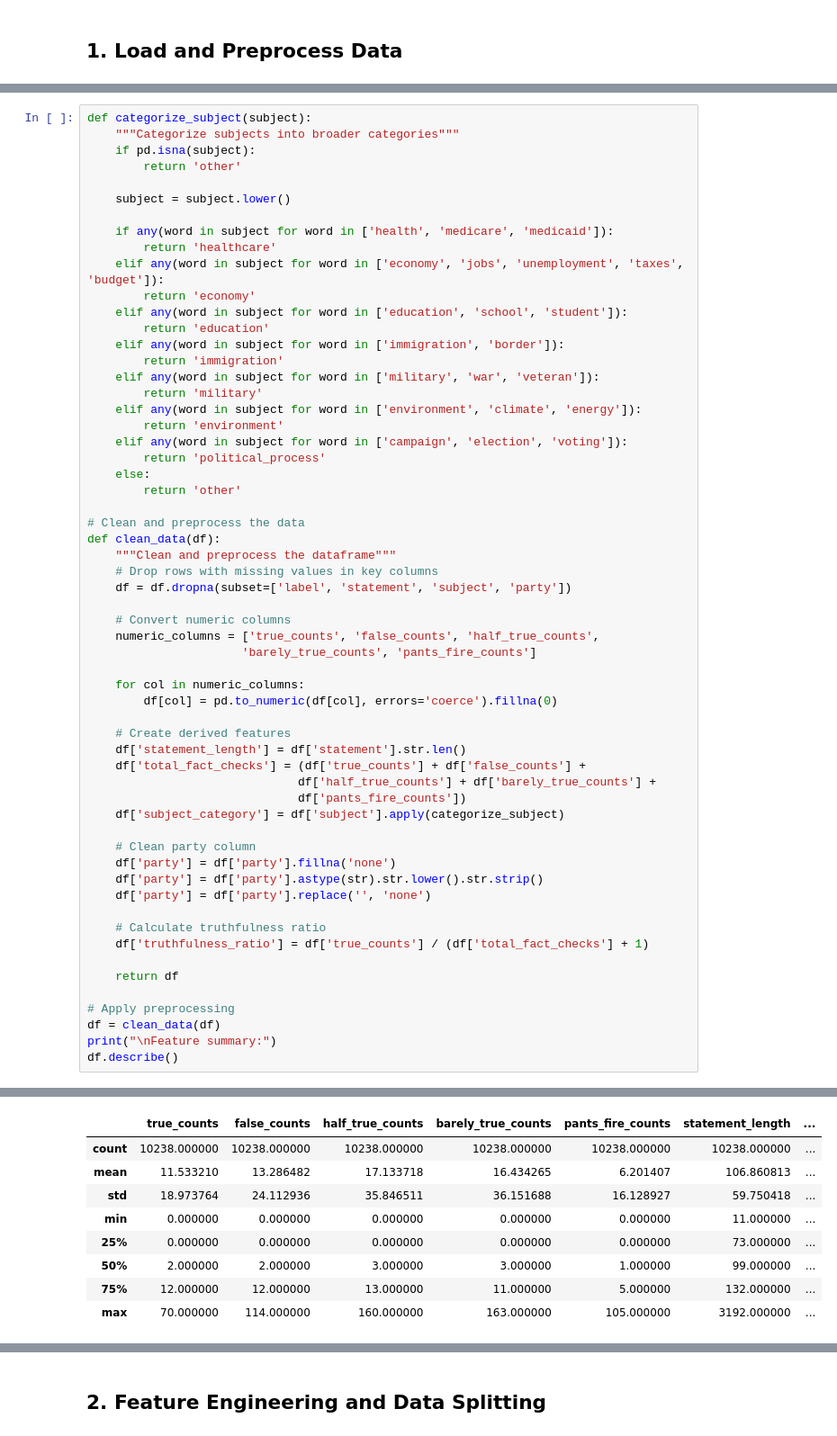
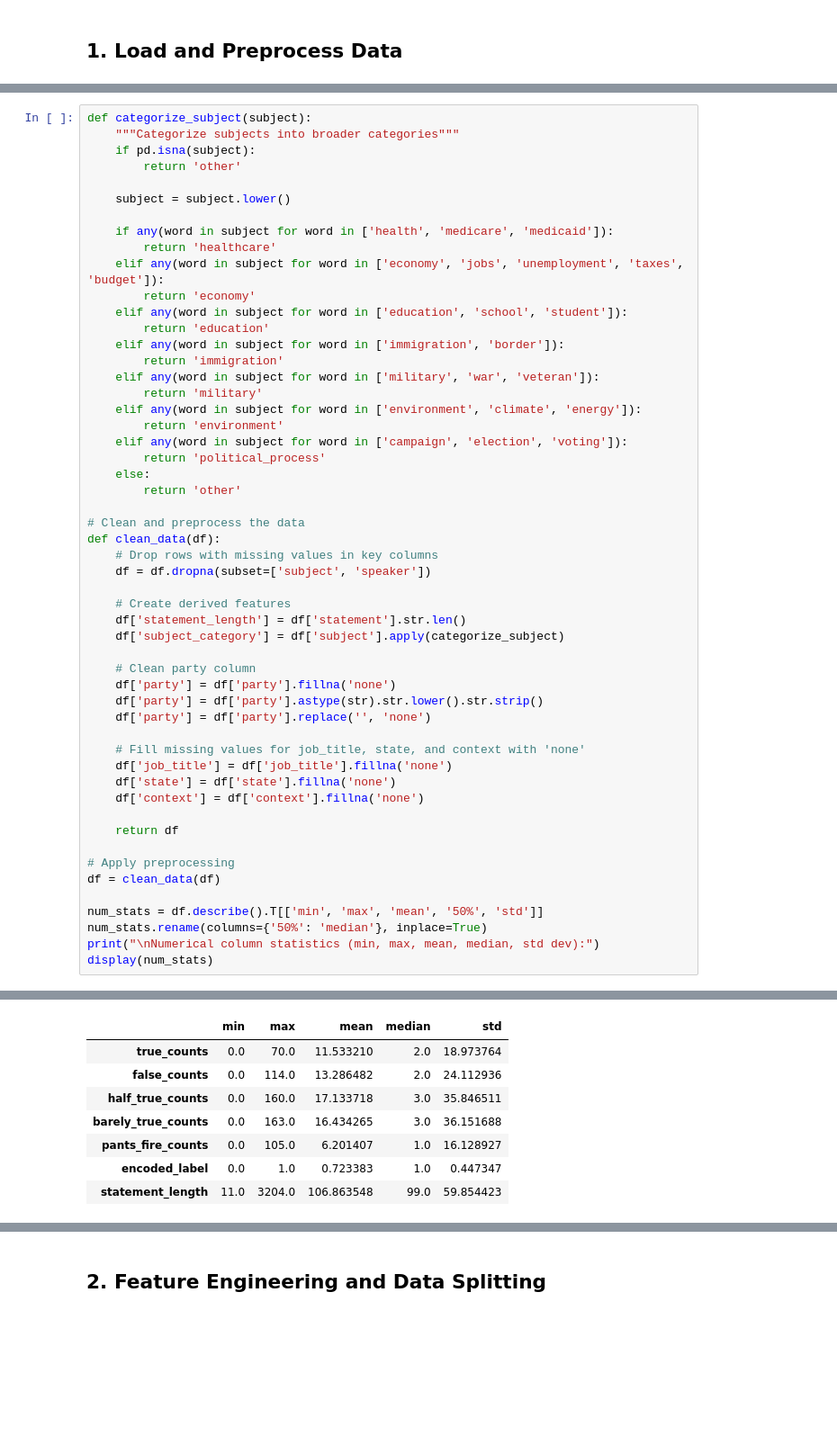
Before and after one commit to Zero0blanK/ML-Fake-News-Detection, a Jupyter notebook: train_models.ipynb, the cells around one changed output, grey strips where cells are left out. Shown: that part at 90% size. Cells and saved outputs as stored; diff of their text form; blank space fills up the shorter version.

```diff
--- a/train_models.ipynb
+++ b/train_models.ipynb
@@ -66,22 +104,11 @@ def categorize_subject(subject):
 
 # Clean and preprocess the data
 def clean_data(df):
-    """Clean and preprocess the dataframe"""
     # Drop rows with missing values in key columns
-    df = df.dropna(subset=['label', 'statement', 'subject', 'party'])
-
-    # Convert numeric columns
-    numeric_columns = ['true_counts', 'false_counts', 'half_true_counts',
-                      'barely_true_counts', 'pants_fire_counts']
-
-    for col in numeric_columns:
-        df[col] = pd.to_numeric(df[col], errors='coerce').fillna(0)
+    df = df.dropna(subset=['subject', 'speaker'])
 
     # Create derived features
     df['statement_length'] = df['statement'].str.len()
-    df['total_fact_checks'] = (df['true_counts'] + df['false_counts'] +
-                              df['half_true_counts'] + df['barely_true_counts'] +
-                              df['pants_fire_counts'])
     df['subject_category'] = df['subject'].apply(categorize_subject)
 
     # Clean party column
@@ -89,13 +116,18 @@ def clean_data(df):
     df['party'] = df['party'].astype(str).str.lower().str.strip()
     df['party'] = df['party'].replace('', 'none')
 
-    # Calculate truthfulness ratio
-    df['truthfulness_ratio'] = df['true_counts'] / (df['total_fact_checks'] + 1)
+    # Fill missing values for job_title, state, and context with 'none'
+    df['job_title'] = df['job_title'].fillna('none')
+    df['state'] = df['state'].fillna('none')
+    df['context'] = df['context'].fillna('none')
 
     return df
 
 # Apply preprocessing
 df = clean_data(df)
-print("\nFeature summary:")
-df.describe()
+
+num_stats = df.describe().T[['min', 'max', 'mean', '50%', 'std']]
+num_stats.rename(columns={'50%': 'median'}, inplace=True)
+print("\nNumerical column statistics (min, max, mean, median, std dev):")
+display(num_stats)
 # %% [output]
@@ -103,9 +135,8 @@ Feature summary:
-|  | true_counts | false_counts | half_true_counts | barely_true_counts | pants_fire_counts | statement_length | ... |
-| count | 10238.000000 | 10238.000000 | 10238.000000 | 10238.000000 | 10238.000000 | 10238.000000 | ... |
-| mean | 11.533210 | 13.286482 | 17.133718 | 16.434265 | 6.201407 | 106.860813 | ... |
-| std | 18.973764 | 24.112936 | 35.846511 | 36.151688 | 16.128927 | 59.750418 | ... |
-| min | 0.000000 | 0.000000 | 0.000000 | 0.000000 | 0.000000 | 11.000000 | ... |
-| 25% | 0.000000 | 0.000000 | 0.000000 | 0.000000 | 0.000000 | 73.000000 | ... |
-| 50% | 2.000000 | 2.000000 | 3.000000 | 3.000000 | 1.000000 | 99.000000 | ... |
-| 75% | 12.000000 | 12.000000 | 13.000000 | 11.000000 | 5.000000 | 132.000000 | ... |
-| max | 70.000000 | 114.000000 | 160.000000 | 163.000000 | 105.000000 | 3192.000000 | ... |
+|  | min | max | mean | median | std |
+| true_counts | 0.0 | 70.0 | 11.533210 | 2.0 | 18.973764 |
+| false_counts | 0.0 | 114.0 | 13.286482 | 2.0 | 24.112936 |
+| half_true_counts | 0.0 | 160.0 | 17.133718 | 3.0 | 35.846511 |
+| barely_true_counts | 0.0 | 163.0 | 16.434265 | 3.0 | 36.151688 |
+| pants_fire_counts | 0.0 | 105.0 | 6.201407 | 1.0 | 16.128927 |
+| encoded_label | 0.0 | 1.0 | 0.723383 | 1.0 | 0.447347 |
+| statement_length | 11.0 | 3204.0 | 106.863548 | 99.0 | 59.854423 |
```
Also changed, not shown: parts of 9 cells of this notebook, 8 other files.
